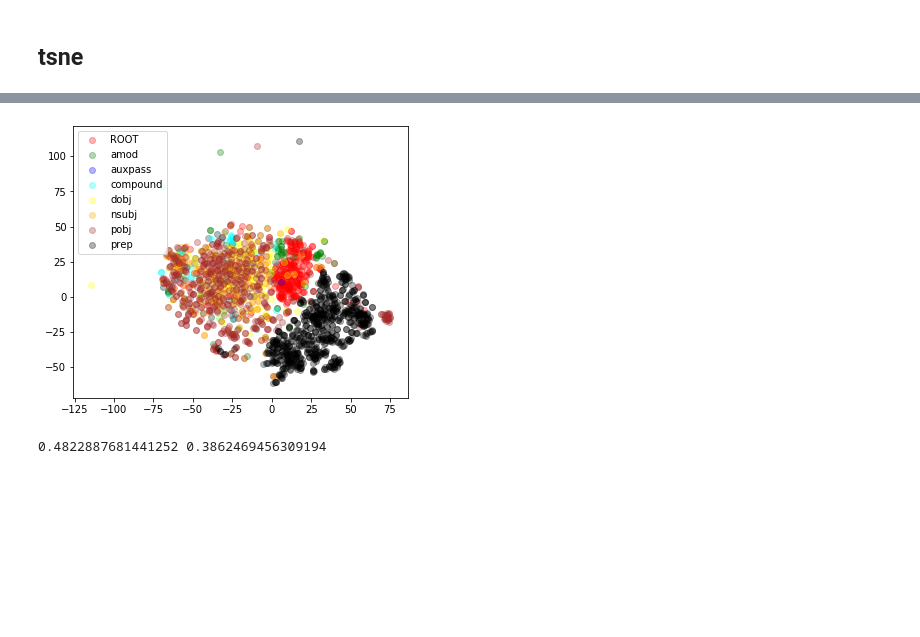
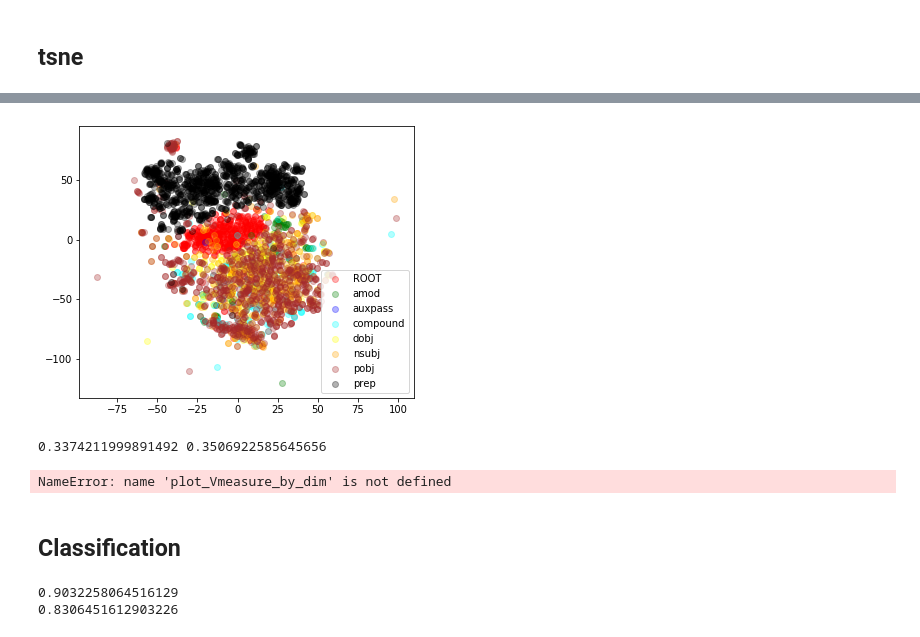
Before and after one commit to Shaul1321/INLP-dim-reduction, a Jupyter notebook: src/inlp-dim-reduction-syntax.ipynb, the cells around one changed output, grey strips where cells are left out. Saved outputs shown, nothing was run; the diff lists cells and outputs as text; code cells hidden in the pictures; blank space fills up the shorter version.

```diff
--- a/src/inlp-dim-reduction-syntax.ipynb
+++ b/src/inlp-dim-reduction-syntax.ipynb
@@ -157,5 +229,5 @@ print(len(data))
 # %%
-for i in range(1000):
+for i in range(10):
 
         print(data[i])
         print("---------------")
@@ -305,3 +383,3 @@ I0209 15:50:52.708245 139946798503744 modeling_utils.py:406] loading weights fil
 # %%
-#data_with_states = collect_bert_states_for_depth(bert, data[:])
-data_with_states = collect_bert_states_for_grammatical_relation(bert, data)
+#data_with_states = collect_bert_states_for_depth(bert, data[:], layers = [7])
+data_with_states = collect_bert_states_for_grammatical_relation(bert, data[:75000], layers = [7])
@@ -328,3 +388,8 @@ data_with_states[-1]
+# %%
+
+for i,d in enumerate(data_with_states):
+    #print(i, d)
+    assert type(d[-1]) == int
 # %%
 with open("data_with_states.pickle", "wb") as f:
     pickle.dump(data_with_states, f)
@@ -596,21 +556,26 @@ P_Rw = inlp.get_rowspace_projection(w)
 # %% [markdown]
 ## tsne
 # %%
-n = 3000
+n = 5000
 data_for_tsne = [tup[4] for tup in dev[:n]]
 data_for_tsne_docs = [tup[1] for tup in dev[:n]]
 data_for_tsne_idx = [tup[2] for tup in dev[:n]]
 data_for_tsen_deps = []
 to_keep_dep = ["nsubj", "dobj", "pobj", "auxpass", "amod", "ROOT", "prep", "compound"]
+#to_keep_dep = ["ROOT", "prep", "nsubj"]
 to_keep_pos = ["NOUN", "VERB", "ADJ"]
 vecs = []
 
 by = "dep"
+from collections import Counter
+c = Counter([x.dep_ for doc in data_for_tsne_docs for x in doc])
+common_deps, _ = list(zip(*c.most_common(5)))
 
 for doc,i,v in zip(data_for_tsne_docs,data_for_tsne_idx,data_for_tsne):
 
     if by == "dep":
         dep = doc[i].dep_
+        c[dep] += 1
         if dep in to_keep_dep:
             data_for_tsen_deps.append(dep)
             vecs.append(v)
@@ -618,7 +583,7 @@ for doc,i,v in zip(data_for_tsne_docs,data_for_tsne_idx,data_for_tsne):
     elif by == "pos":
 
         pos = doc[i].pos_
-        if pos in to_keep_pos:
+        if pos in c.most_cm:
             data_for_tsen_deps.append(pos)
             vecs.append(v)
 
@@ -630,15 +595,20 @@ for doc,i,v in zip(data_for_tsne_docs,data_for_tsne_idx,data_for_tsne):
         while head.dep_ != "ROOT":
 
             depth += 1
+            if depth > 7: break
             head = head.head
 
         data_for_tsen_deps.append(depth)
         vecs.append(v)
 
 vecs = np.array(vecs)
-vecs_rowspace = P_Rw.dot(vecs.T).T
+vecs_rowspace = P_rowspace.dot(vecs.T).T
+vecs_rwospace_low_dim = get_rowspace_projection_in_low_dim(Ws, vecs)
+data_for_tsen_deps = np.array(data_for_tsen_deps)
 
-data_for_tsen_deps = np.array(data_for_tsen_deps)
+
+
 print(len(vecs))
 assert len(data_for_tsen_deps) == len(vecs)
+print(common_deps)
 # %% [output]
@@ -648,7 +644,7 @@ tsne(vecs_rowspace, data_for_tsen_deps, metric = "l2")
 # %%
-tsne(vecs, data_for_tsen_deps, metric = "l2")
+tsne(vecs[:3500], data_for_tsen_deps[:3500], metric = "l2", color_gradient = False)
 # %% [output]
-[figure, old version]
+[figure, new version]
 # %%
 def compute_v_measure(vecs, labels_true, k=10):
         np.random.seed(0)
@@ -657,8 +653,30 @@ def compute_v_measure(vecs, labels_true, k=10):
         labels_pred = clustering.labels_
         return sklearn.metrics.v_measure_score(labels_true, labels_pred)
 # %%
-v_before = compute_v_measure(vecs, data_for_tsen_deps, k = len(set(data_for_tsen_deps.tolist())))
-v_after = compute_v_measure(vecs_rowspace, data_for_tsen_deps, k = len(set(data_for_tsen_deps.tolist())))
+k = 100 #len(set(data_for_tsen_deps.tolist()))
+v_before = compute_v_measure(vecs, data_for_tsen_deps, k = k )
+v_after = compute_v_measure(vecs_rowspace, data_for_tsen_deps, k = k)
 print(v_before, v_after)
 # %% [output]
-0.4822887681441252 0.3862469456309194
+0.3374211999891492 0.3506922585645656
+# %%
+plot_Vmeasure_by_dim(vecs, vecs_rowspace, data_for_tsen_deps, max_k = 75)
+# %% [output]
+NameError: name 'plot_Vmeasure_by_dim' is not defined
+# %% [markdown]
+## Classification
+# %%
+train_size = 2000 #int(len(vecs_rowspace) * 0.75)
+
+
+
+model = SGDClassifier()
+model.fit(vecs[:train_size], data_for_tsen_deps[:train_size])
+print(model.score(vecs[train_size:], data_for_tsen_deps[train_size:]))
+
+model = SGDClassifier()
+model.fit(vecs_rowspace[:train_size], data_for_tsen_deps[:train_size])
+print(model.score(vecs_rowspace[train_size:], data_for_tsen_deps[train_size:]))
+# %% [output]
+0.9032258064516129
+0.8306451612903226
```
Also changed, not shown: parts of 34 cells of this notebook.
